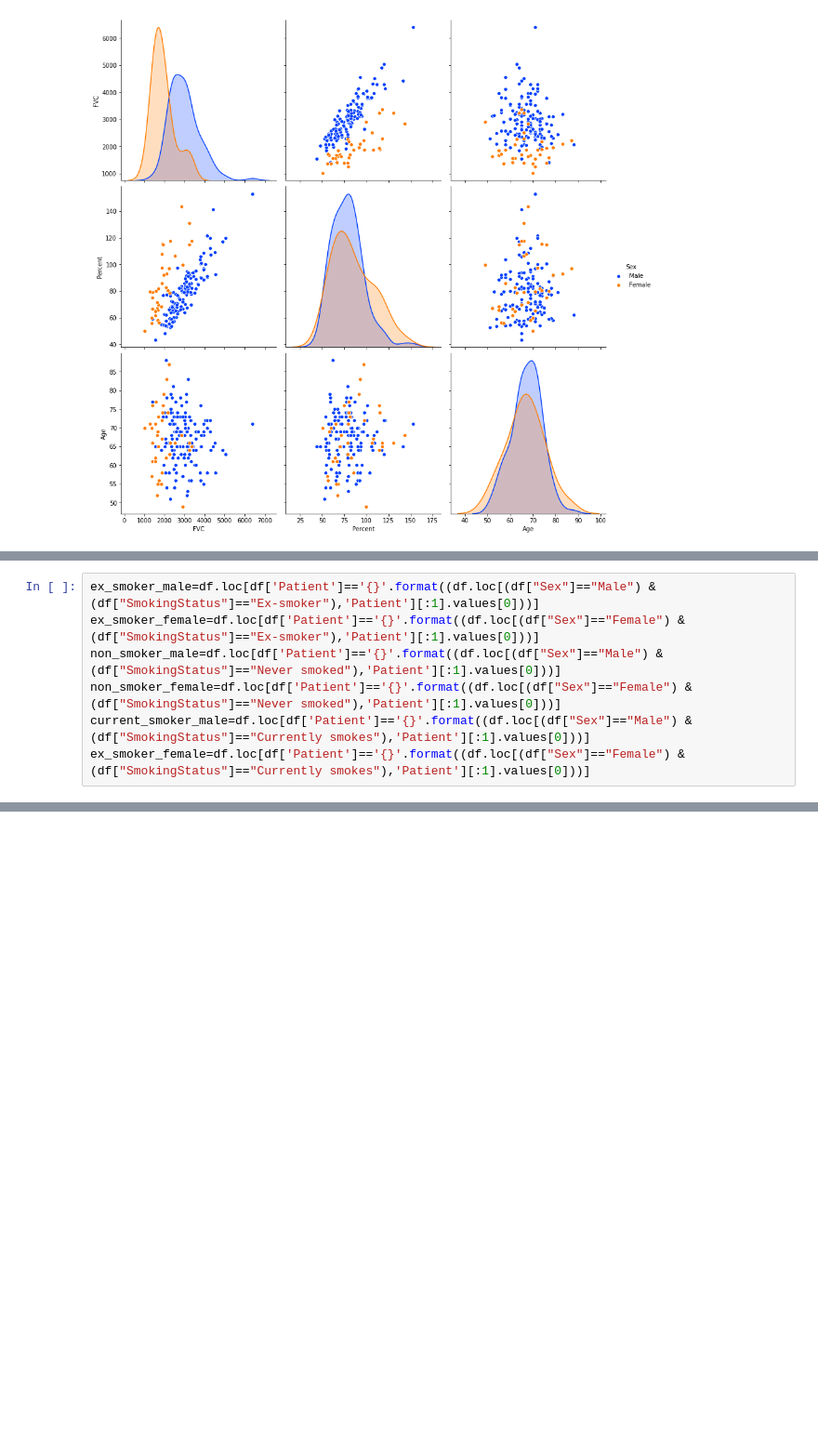
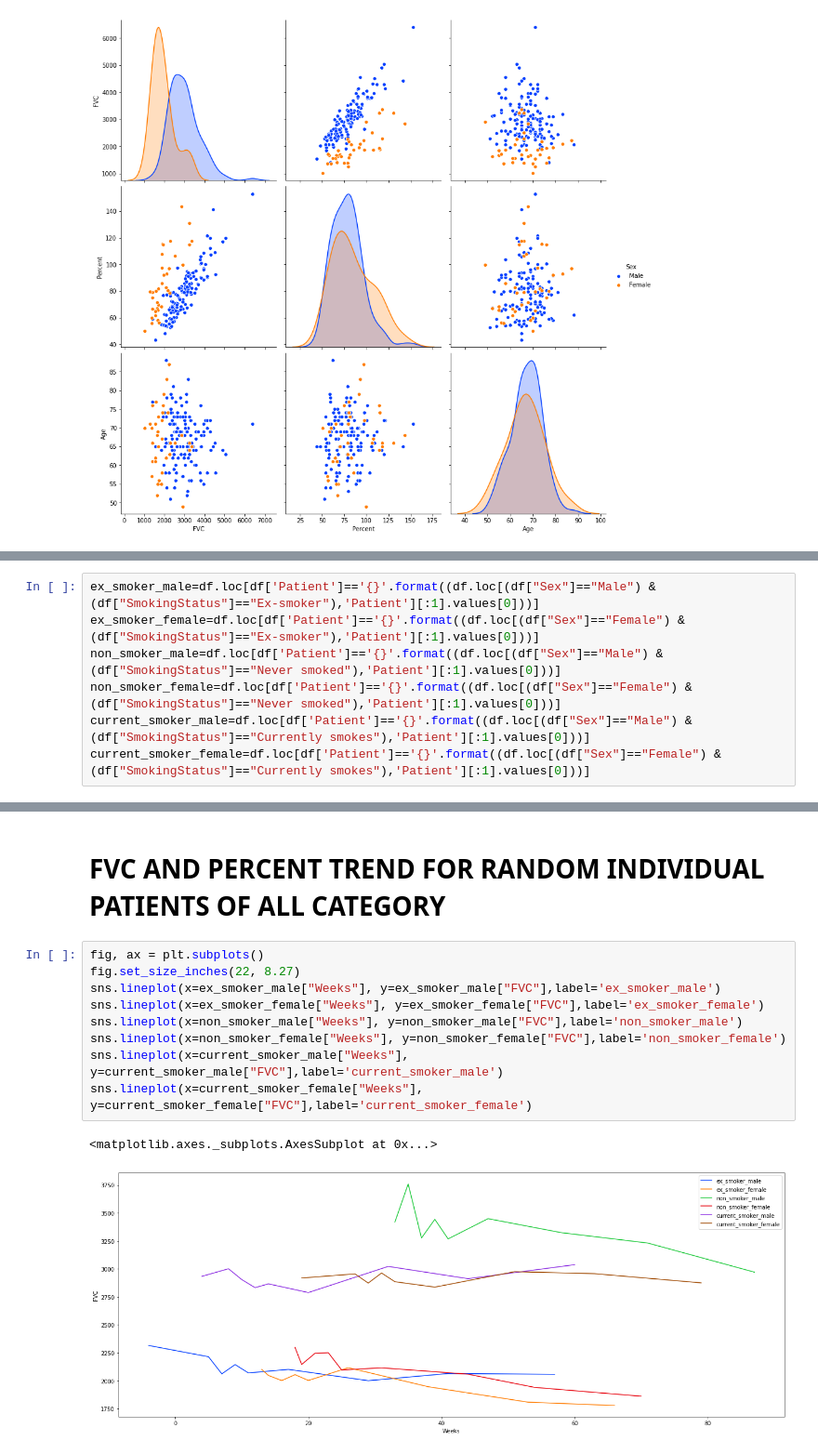
Before and after one commit to tkrsh/LungFunctionDecline, a Jupyter notebook: EDA.ipynb, the cells around one changed output, grey strips where cells are left out. Shown at 93% size. Cells and saved outputs as stored; diff of their text form; blank space fills up the shorter version.

```diff
--- a/EDA.ipynb
+++ b/EDA.ipynb
@@ -202,4 +192,4 @@ ex_smoker_female=df.loc[df['Patient']=='{}'.format((df.loc[(df["Sex"]=="Female")
 non_smoker_male=df.loc[df['Patient']=='{}'.format((df.loc[(df["Sex"]=="Male") & (df["SmokingStatus"]=="Never smoked"),'Patient'][:1].values[0]))]
 non_smoker_female=df.loc[df['Patient']=='{}'.format((df.loc[(df["Sex"]=="Female") & (df["SmokingStatus"]=="Never smoked"),'Patient'][:1].values[0]))]
 current_smoker_male=df.loc[df['Patient']=='{}'.format((df.loc[(df["Sex"]=="Male") & (df["SmokingStatus"]=="Currently smokes"),'Patient'][:1].values[0]))]
-ex_smoker_female=df.loc[df['Patient']=='{}'.format((df.loc[(df["Sex"]=="Female") & (df["SmokingStatus"]=="Currently smokes"),'Patient'][:1].values[0]))]
+current_smoker_female=df.loc[df['Patient']=='{}'.format((df.loc[(df["Sex"]=="Female") & (df["SmokingStatus"]=="Currently smokes"),'Patient'][:1].values[0]))]
@@ -223,0 +239,14 @@ sns.lineplot(x=ex_smoker_male["Weeks"], y=ex_smoker_male["FVC"])
+# %% [markdown]
+# FVC AND PERCENT TREND FOR RANDOM INDIVIDUAL PATIENTS OF ALL CATEGORY
+# %%
+fig, ax = plt.subplots()
+fig.set_size_inches(22, 8.27)
+sns.lineplot(x=ex_smoker_male["Weeks"], y=ex_smoker_male["FVC"],label='ex_smoker_male')
+sns.lineplot(x=ex_smoker_female["Weeks"], y=ex_smoker_female["FVC"],label='ex_smoker_female')
+sns.lineplot(x=non_smoker_male["Weeks"], y=non_smoker_male["FVC"],label='non_smoker_male')
+sns.lineplot(x=non_smoker_female["Weeks"], y=non_smoker_female["FVC"],label='non_smoker_female')
+sns.lineplot(x=current_smoker_male["Weeks"], y=current_smoker_male["FVC"],label='current_smoker_male')
+sns.lineplot(x=current_smoker_female["Weeks"], y=current_smoker_female["FVC"],label='current_smoker_female')
+# %% [output]
+<matplotlib.axes._subplots.AxesSubplot at 0x...>
+[figure, added]
```
Also changed, not shown: parts of 32 cells of this notebook, 3 other files.
